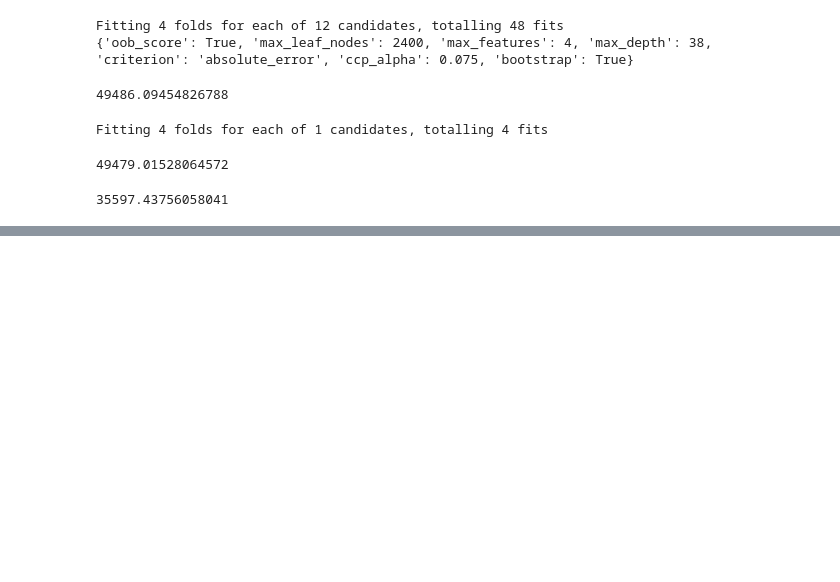
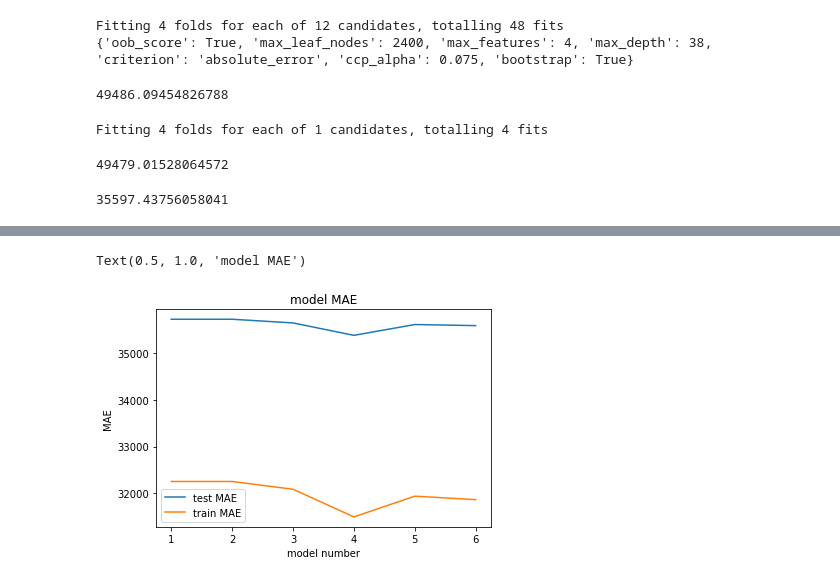
Before and after one commit to catherine-tawadros/cancer-prediction, a Jupyter notebook: RandomForest.ipynb, the cells around one changed output, grey strips where cells are left out. Drawn from its saved outputs; the diff is of its cells as text; code cells hidden in the pictures; blank space fills up the shorter version.

```diff
--- a/RandomForest.ipynb
+++ b/RandomForest.ipynb
@@ -98,0 +110,15 @@ mean_absolute_error(y_test, preds)
+# %%
+l = [model, model2, model3, model4, model5, model6]
+bests = []
+bests_t = []
+for m in l:
+    bests.append(mean_absolute_error(m.predict(X_test), y_test))
+    bests_t.append(mean_absolute_error(m.predict(X_train), y_train))
+sns.lineplot(x=[1,2,3,4,5,6], y=bests, label="test MAE")
+plt.xlabel("model number")
+plt.ylabel("MAE")
+sns.lineplot(x=[1,2,3,4,5,6], y=bests_t, label = "train MAE")
+plt.title("model MAE")
+# %% [output]
+Text(0.5, 1.0, 'model MAE')
+[figure, added]
```
Also changed, not shown: parts of 6 cells of this notebook, 1 other file.
